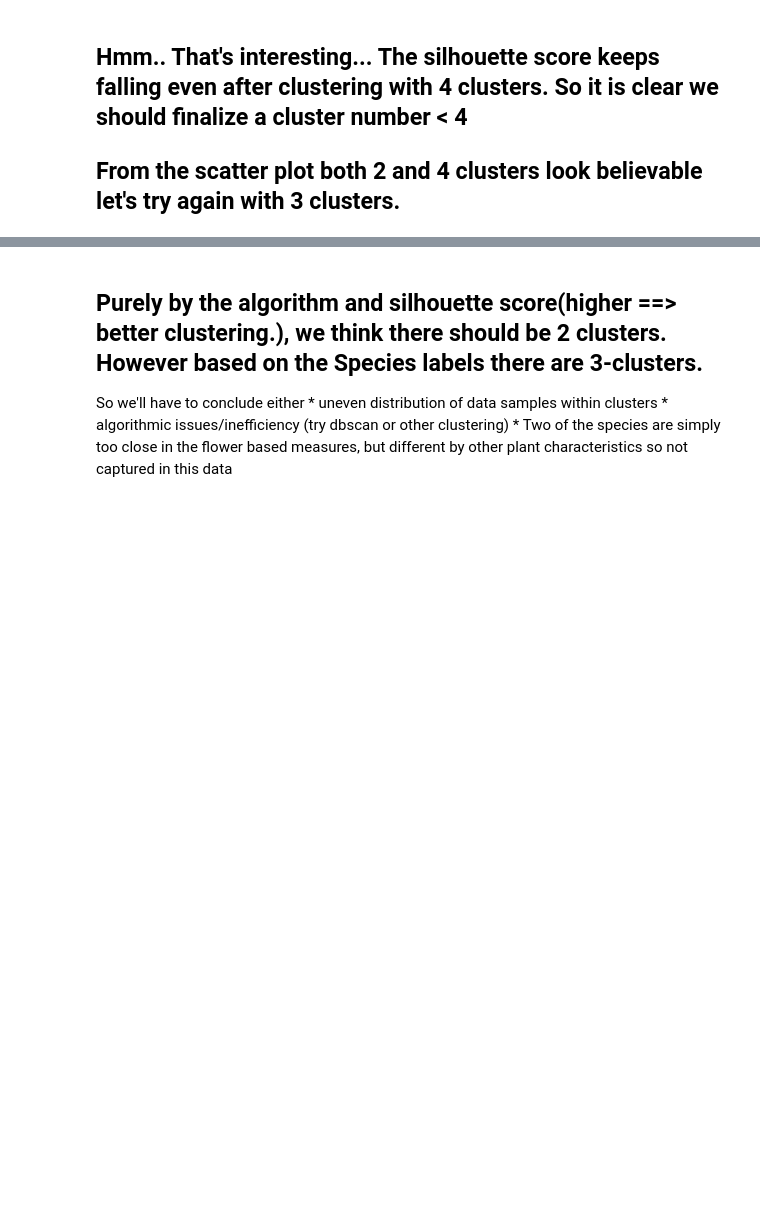
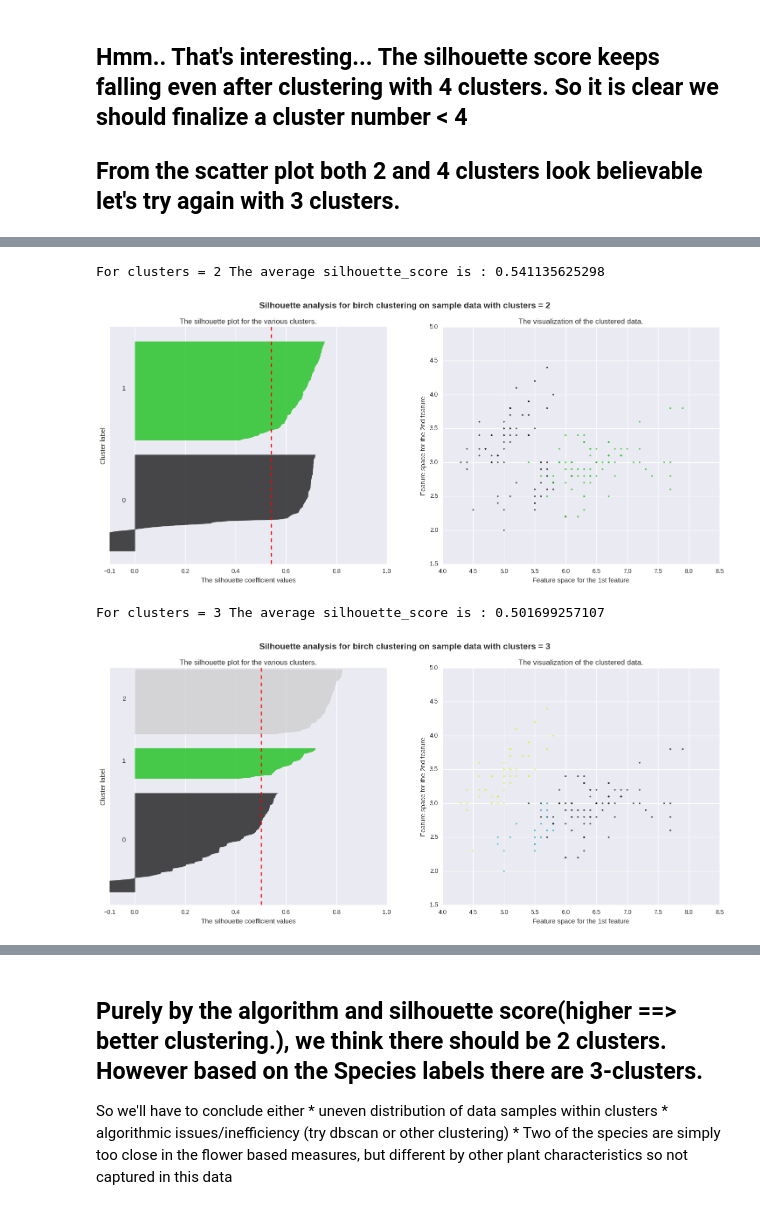
Before and after one commit to greytip/dsu-examples, a Jupyter notebook: IrisDataExplorer.ipynb, the cells around one changed output, grey strips where cells are left out. Saved outputs shown, nothing was run; the diff lists cells and outputs as text; code cells hidden in the pictures; blank space fills up the shorter version.

```diff
--- a/IrisDataExplorer.ipynb
+++ b/IrisDataExplorer.ipynb
@@ -150 +150,8 @@ For clusters = 3 The average silhouette_score is : 0.55259194455
 [interactive output not drawn]
+# %%
+analyze.silhouette_analyze(tempDf, cluster_type='birch', n_clusters=range(2,4))
+# %% [output]
+For clusters = 2 The average silhouette_score is : 0.541135625298
+[figure, added]
+For clusters = 3 The average silhouette_score is : 0.501699257107
+[figure, added]
```
Also changed, not shown: parts of 7 cells of this notebook.
